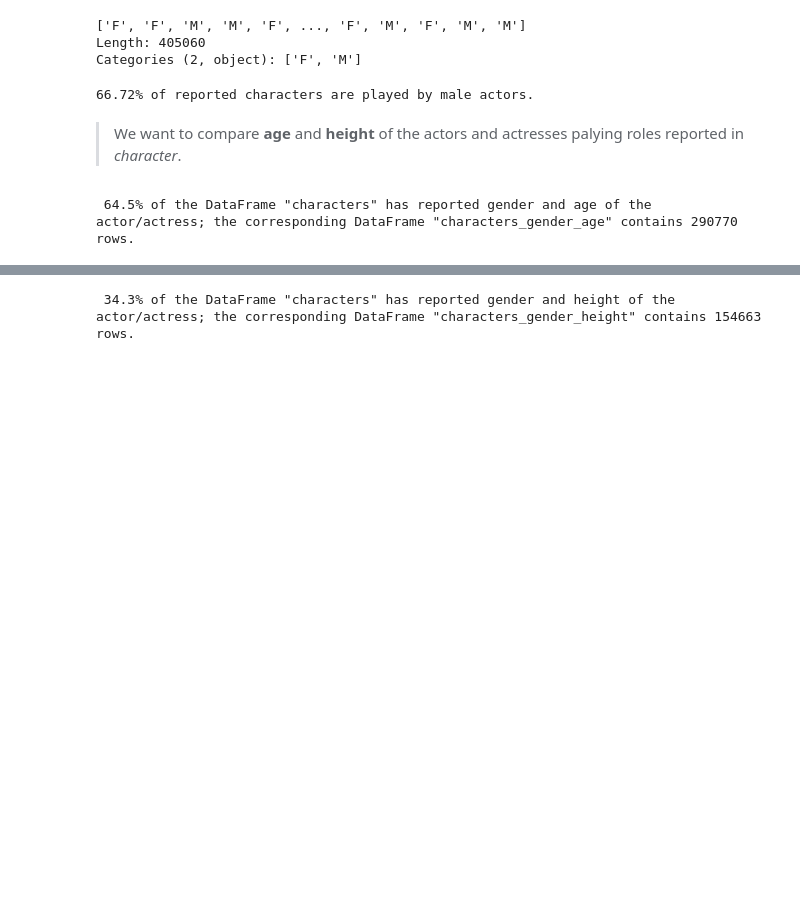
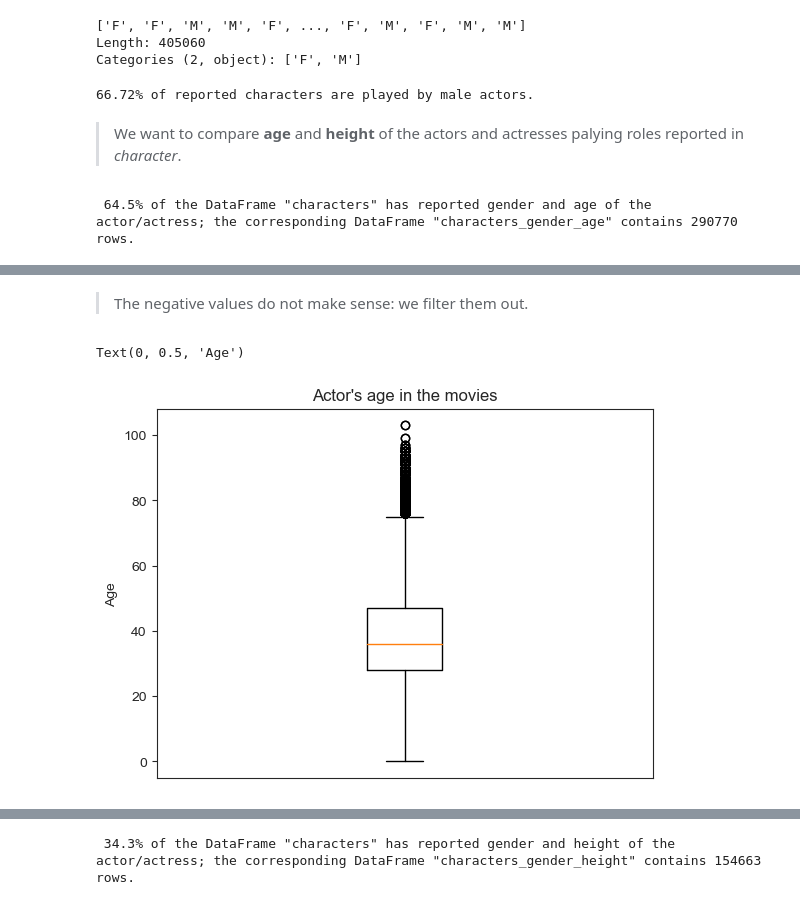
Before and after one commit to epfl-ada/ada-2022-project-armada, a Jupyter notebook: Marjo.ipynb, the cells around one changed output, grey strips where cells are left out. Drawn from its saved outputs; the diff is of its cells as text; code cells hidden in the pictures; blank space fills up the shorter version.

```diff
--- a/Marjo.ipynb
+++ b/Marjo.ipynb
@@ -95,0 +110,12 @@ print('{: .1%} of the DataFrame "characters" has reported gender and age of the
+# %% [markdown]
+> The negative values do not make sense: we filter them out.
+# %%
+characters_gender_age = characters_gender_age[characters_gender_age['actor_age_movie'] >= 0]
+# %%
+plt.boxplot(characters_gender_age['actor_age_movie'])
+plt.xticks([])
+plt.title("Actor's age in the movies")
+plt.ylabel("Age")
+# %% [output]
+Text(0, 0.5, 'Age')
+[figure, added]
```
Also changed, not shown: parts of 16 cells of this notebook.
